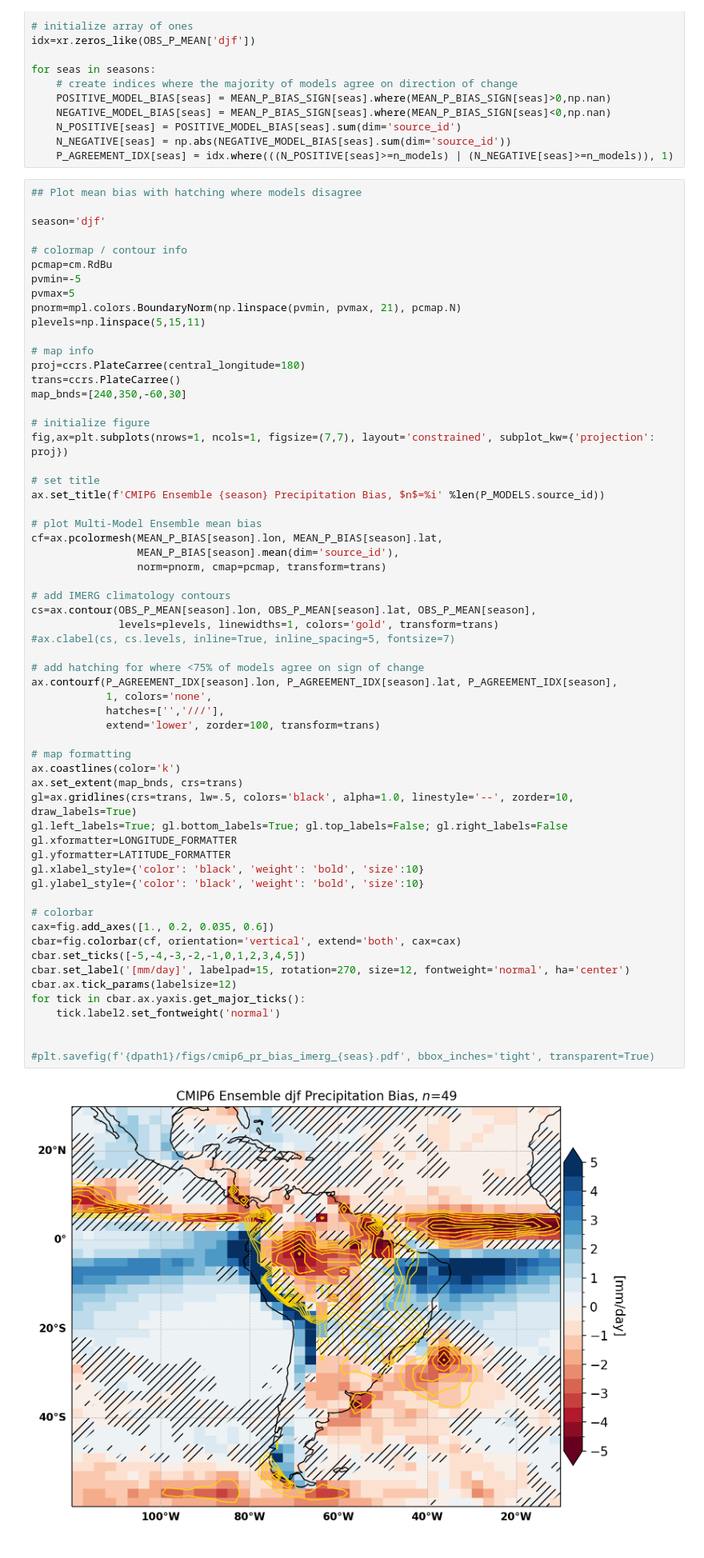
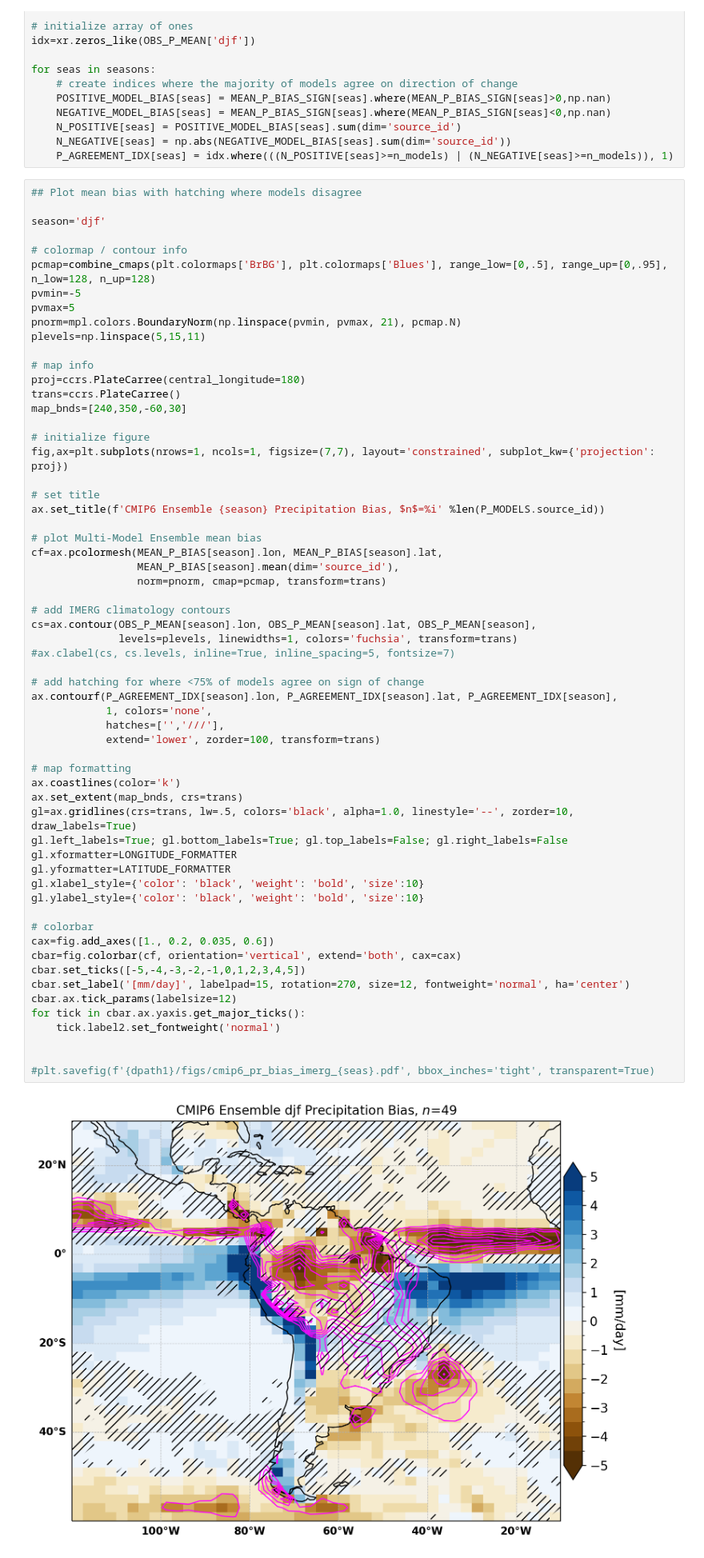
Before and after one commit to dervlamk/coding_refs, a Jupyter notebook: notebooks/cmip_mme_bias_plot.ipynb, the cells around one changed output. Shown at 80% size. Cells and saved outputs as stored; diff of their text form.

```diff
--- a/notebooks/cmip_mme_bias_plot.ipynb
+++ b/notebooks/cmip_mme_bias_plot.ipynb
@@ -146,7 +220,7 @@ for seas in seasons:
 season='djf'
 
 # colormap / contour info
-pcmap=cm.RdBu
+pcmap=combine_cmaps(plt.colormaps['BrBG'], plt.colormaps['Blues'], range_low=[0,.5], range_up=[0,.95], n_low=128, n_up=128)
 pvmin=-5
 pvmax=5
 pnorm=mpl.colors.BoundaryNorm(np.linspace(pvmin, pvmax, 21), pcmap.N)
@@ -170,35 +244,35 @@ cf=ax.pcolormesh(MEAN_P_BIAS[season].lon, MEAN_P_BIAS[season].lat,
 
 # add IMERG climatology contours
 cs=ax.contour(OBS_P_MEAN[season].lon, OBS_P_MEAN[season].lat, OBS_P_MEAN[season],
-              levels=plevels, linewidths=1, colors='gold', transform=trans)
+              levels=plevels, linewidths=1, colors='fuchsia', transform=trans)
 #ax.clabel(cs, cs.levels, inline=True, inline_spacing=5, fontsize=7)
 
 # add hatching for where <75% of models agree on sign of change
 ax.contourf(P_AGREEMENT_IDX[season].lon, P_AGREEMENT_IDX[season].lat, P_AGREEMENT_IDX[season],
             1, colors='none',
             hatches=['','///'],
             extend='lower', zorder=100, transform=trans)
 
 # map formatting
 ax.coastlines(color='k')
 ax.set_extent(map_bnds, crs=trans)
 gl=ax.gridlines(crs=trans, lw=.5, colors='black', alpha=1.0, linestyle='--', zorder=10, draw_labels=True)
 gl.left_labels=True; gl.bottom_labels=True; gl.top_labels=False; gl.right_labels=False
 gl.xformatter=LONGITUDE_FORMATTER
 gl.yformatter=LATITUDE_FORMATTER
 gl.xlabel_style={'color': 'black', 'weight': 'bold', 'size':10}
 gl.ylabel_style={'color': 'black', 'weight': 'bold', 'size':10}
 
 # colorbar
 cax=fig.add_axes([1., 0.2, 0.035, 0.6])
 cbar=fig.colorbar(cf, orientation='vertical', extend='both', cax=cax)
 cbar.set_ticks([-5,-4,-3,-2,-1,0,1,2,3,4,5])
 cbar.set_label('[mm/day]', labelpad=15, rotation=270, size=12, fontweight='normal', ha='center')
 cbar.ax.tick_params(labelsize=12)
 for tick in cbar.ax.yaxis.get_major_ticks():
     tick.label2.set_fontweight('normal')
 
 
 #plt.savefig(f'{dpath1}/figs/cmip6_pr_bias_imerg_{seas}.pdf', bbox_inches='tight', transparent=True)
 # %% [output]
-[figure, old version]
+[figure, new version]
```
Also changed, not shown: parts of 9 cells of this notebook.
